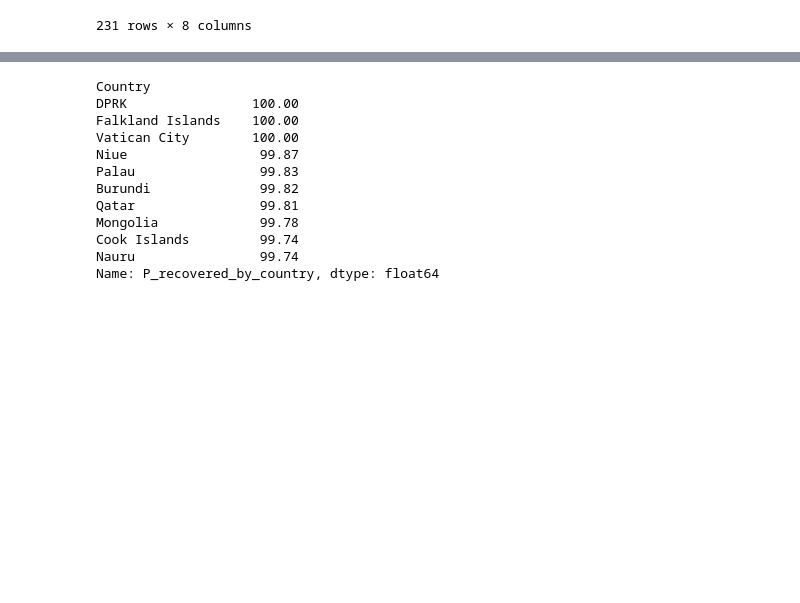
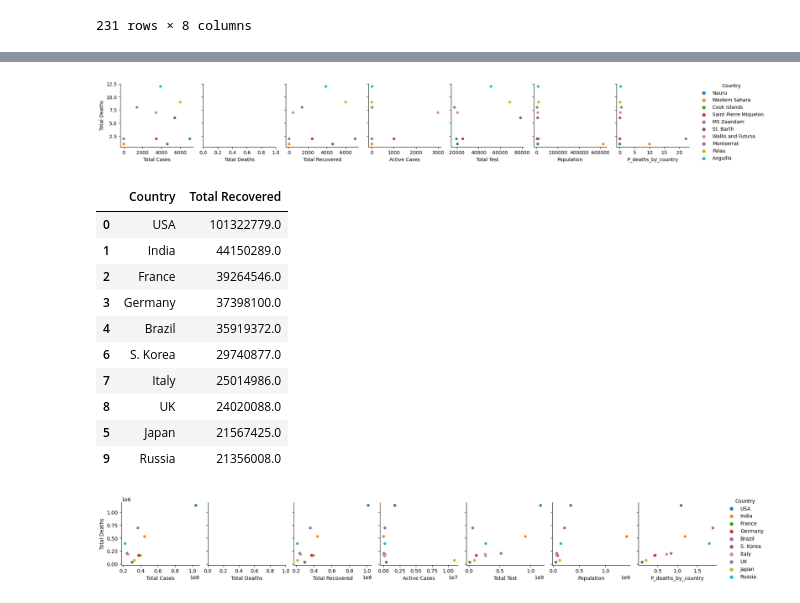
Before and after one commit to lmbd92/Fund.Programacion, a Jupyter notebook: Final/sln.ipynb, the cells around one changed output, grey strips where cells are left out. Cells and saved outputs as stored; diff of their text form; code cells hidden in the pictures; blank space fills up the shorter version.

```diff
--- a/Final/sln.ipynb
+++ b/Final/sln.ipynb
@@ -206,10 +209,0 @@ Name: P_deaths_by_country, dtype: float64
-# %%
-# Calculate the percentage of Recovered by country
-df_copy_th['P_recovered_by_country'] = (
-    (df_copy_th['Total Recovered']/df_copy_th['Total Cases']))*100
-
-# Round the percentage to twice units
-df_copy_th['P_recovered_by_country'] = df_copy_th['P_recovered_by_country'].round(
-    2)
-
-df_copy_th
@@ -230,18 +210,31 @@ df_copy_th
-# %%
-# Top 10 countries with the highest number of recovered cases
-top_10_countries_recovered = df_copy_th.groupby(
-    'Country')['P_recovered_by_country'].sum().nlargest(10)
-top_10_countries_recovered
-# %% [output]
-Country
-DPRK                100.00
-Falkland Islands    100.00
-Vatican City        100.00
-Niue                 99.87
-Palau                99.83
-Burundi              99.82
-Qatar                99.81
-Mongolia             99.78
-Cook Islands         99.74
-Nauru                99.74
-Name: P_recovered_by_country, dtype: float64
+# %%
+#Graphic
+tmp_2= df_copy_th.nsmallest(10, 'Total Deaths')
+grap_2 = sns.pairplot(tmp_2, hue='Country', y_vars='Total Deaths')
+plt.show(grap_2)
+# %% [output]
+[figure, added]
+# %%
+# Calculate top 10 countries with more recovered patients
+df_rec_p= df_copy_th.nlargest(10, 'Total Recovered')[['Country', 'Total Recovered']]
+#df_rec_p['Total Recovered'] = df_rec_p['Total Recovered'].map(format_numbers)
+df_rec_p
+# %% [output]
+|  | Country | Total Recovered |
+| 0 | USA | 101322779.0 |
+| 1 | India | 44150289.0 |
+| 2 | France | 39264546.0 |
+| 3 | Germany | 37398100.0 |
+| 4 | Brazil | 35919372.0 |
+| 6 | S. Korea | 29740877.0 |
+| 7 | Italy | 25014986.0 |
+| 8 | UK | 24020088.0 |
+| 5 | Japan | 21567425.0 |
+| 9 | Russia | 21356008.0 |
+# %%
+#Graphic
+tmp_3 = df_copy_th.nlargest(10, 'Total Recovered')
+grap_3 = sns.pairplot(tmp_3, hue='Country', y_vars='Total Deaths')
+plt.show(grap_3)
+# %% [output]
+[figure, added]
```
Also changed, not shown: parts of 5 cells of this notebook, 1 other file.
